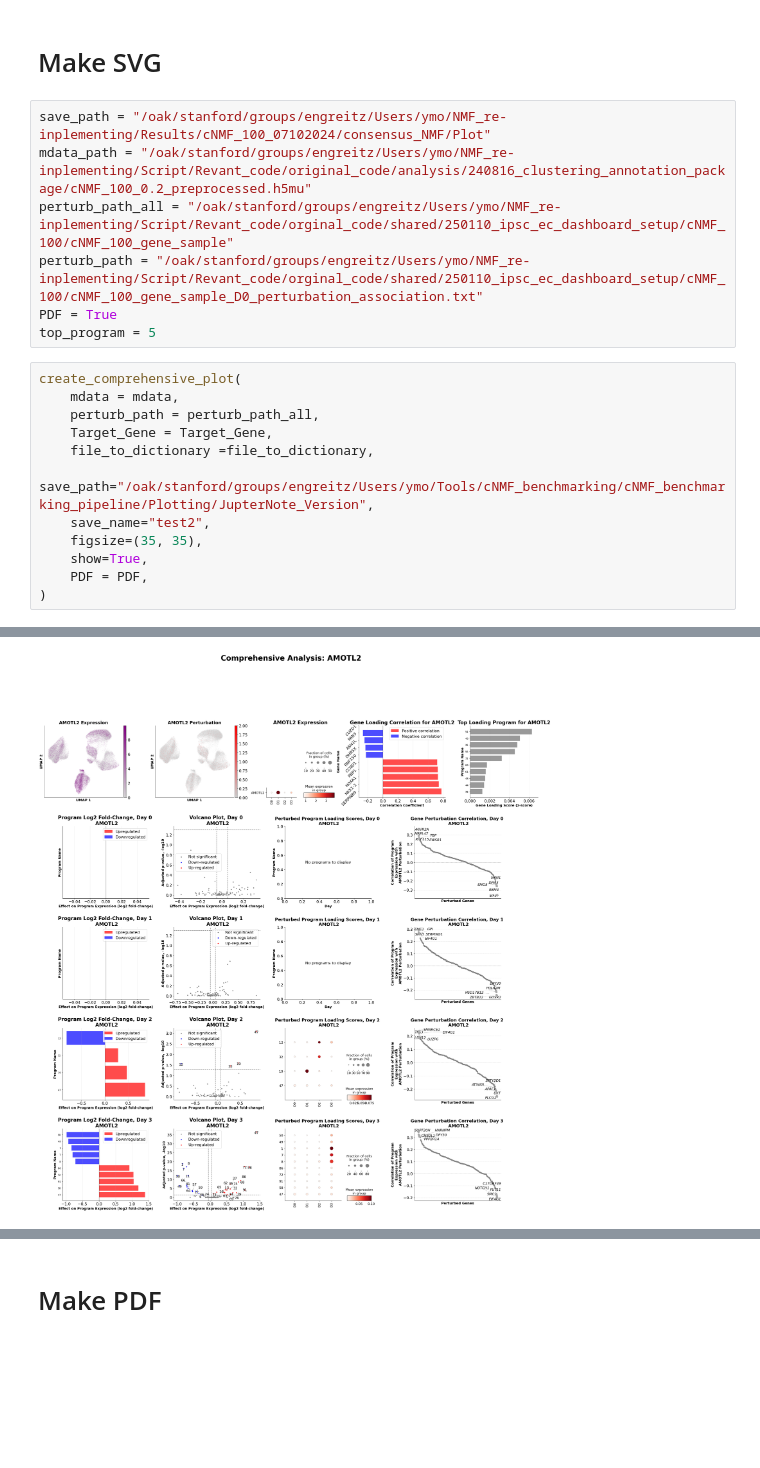
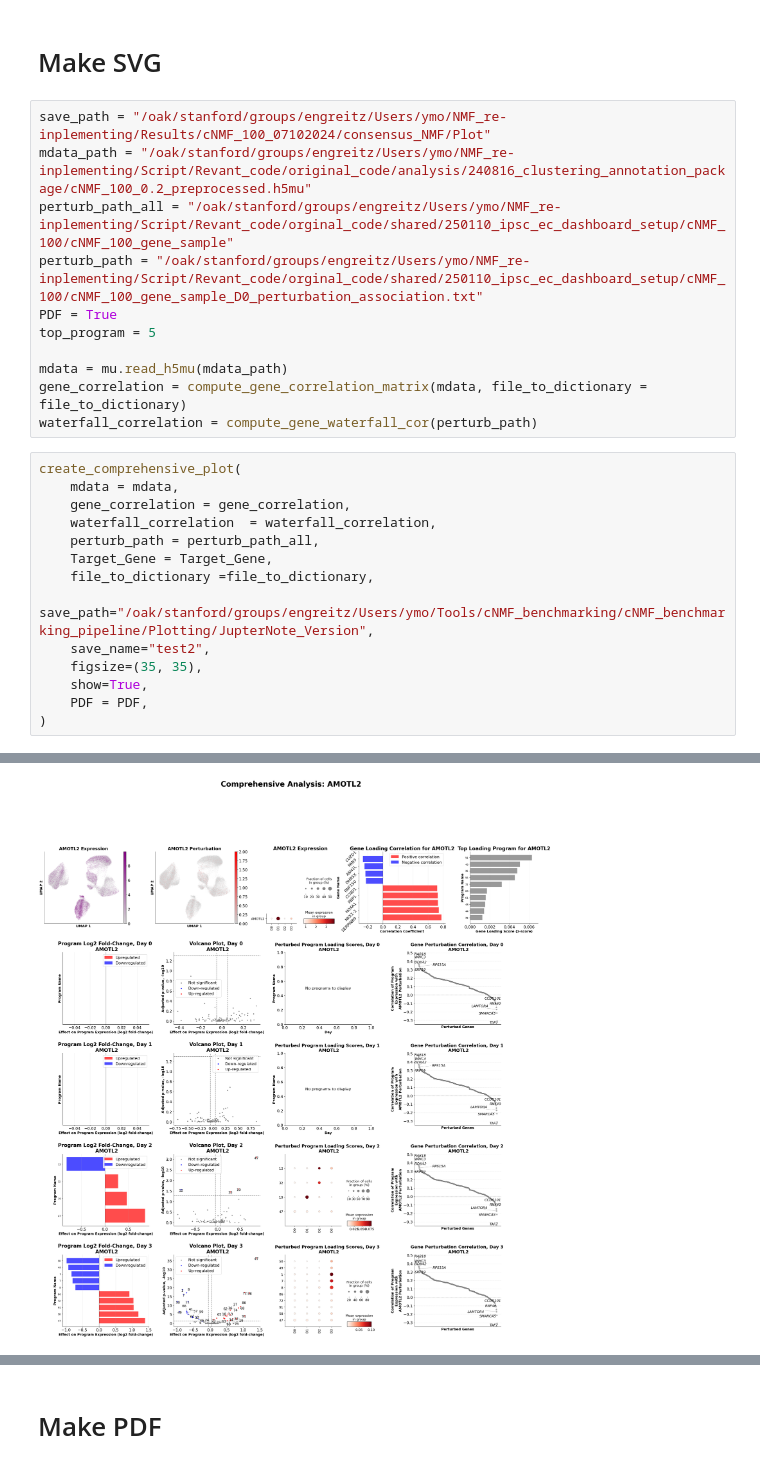
Before and after one commit to EngreitzLab/cNMF_benchmarking, a Jupyter notebook: cNMF_benchmarking_pipeline/Plotting/JupterNote_Version/cNMF_perturbed_gene_analysis.ipynb, the cells around one changed output, grey strips where cells are left out. Cells and saved outputs as stored; diff of their text form; blank space fills up the shorter version.

```diff
--- a/cNMF_benchmarking_pipeline/Plotting/JupterNote_Version/cNMF_perturbed_gene_analysis.ipynb
+++ b/cNMF_benchmarking_pipeline/Plotting/JupterNote_Version/cNMF_perturbed_gene_analysis.ipynb
@@ -112,23 +120,29 @@ perturb_path_all = "/oak/stanford/groups/engreitz/Users/ymo/NMF_re-inplementing/
 perturb_path = "/oak/stanford/groups/engreitz/Users/ymo/NMF_re-inplementing/Script/Revant_code/orginal_code/shared/250110_ipsc_ec_dashboard_setup/cNMF_100/cNMF_100_gene_sample_D0_perturbation_association.txt"
 PDF = True
 top_program = 5
+
+mdata = mu.read_h5mu(mdata_path)
+gene_correlation = compute_gene_correlation_matrix(mdata, file_to_dictionary = file_to_dictionary)
+waterfall_correlation = compute_gene_waterfall_cor(perturb_path)
 # %%
 create_comprehensive_plot(
     mdata = mdata,
+    gene_correlation = gene_correlation,
+    waterfall_correlation  = waterfall_correlation,
     perturb_path = perturb_path_all,
     Target_Gene = Target_Gene,
     file_to_dictionary =file_to_dictionary,
     save_path="/oak/stanford/groups/engreitz/Users/ymo/Tools/cNMF_benchmarking/cNMF_benchmarking_pipeline/Plotting/JupterNote_Version",
     save_name="test2",
     figsize=(35, 35),
     show=True,
     PDF = PDF,
 )
 # %% [output]
 No significant Gene
 No significant Gene
 Saving figure to /oak/stanford/groups/engreitz/Users/ymo/Tools/cNMF_benchmarking/cNMF_benchmarking_pipeline/Plotting/JupterNote_Version/test2.pdf...
-[figure, old version]
+[figure, new version]
 # %%
 # Graph all pdf
 for gene in perturbed_gene_found:
```
Also changed, not shown: parts of 7 cells of this notebook, 11 other files.
